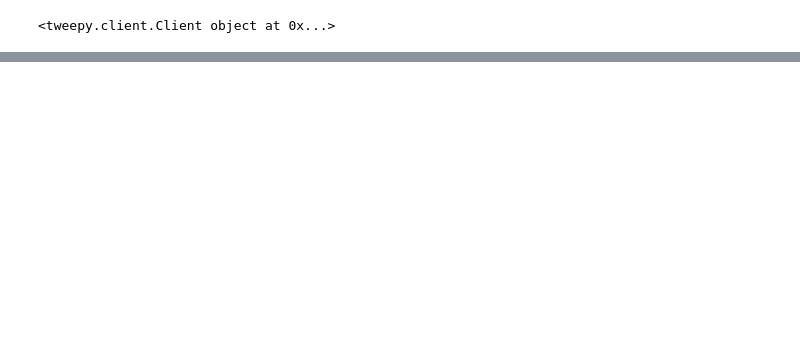
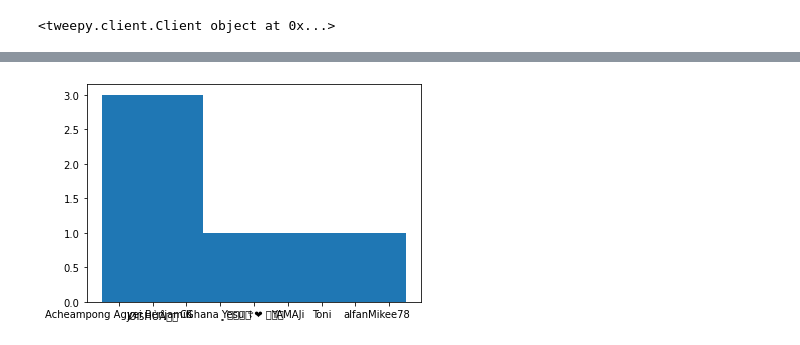
Before and after one commit to Dept-of-Comp-Sci-University-of-Ghana/live-coding-task-1-raphaelDjangmah, a Jupyter notebook: 10827454_Code.ipynb, the cells around one changed output, grey strips where cells are left out. Cells and saved outputs as stored; diff of their text form; code cells hidden in the pictures; blank space fills up the shorter version.

```diff
--- a/10827454_Code.ipynb
+++ b/10827454_Code.ipynb
@@ -50,0 +60,10 @@ TypeError: Field elements must be 2- or 3-tuples, got '1397994021671211008'
+# %%
+#getting the details of the user
+users = tweets.includes["users"]
+
+users_df = pd.DataFrame(users)
+users_df.rename(columns={"description":"Description","id":"Author ID","name":"Name","profile_image_url":"Profile Image URL","username":"Username"},inplace=True)
+users_df["Author ID"] = tweets_df["Author ID"].astype(str)
+
+
+users_df.head()
@@ -50,0 +77,5 @@ TypeError: Field elements must be 2- or 3-tuples, got '1397994021671211008'
+# %%
+#joining the data of the user and the details of the tweet
+result_df = pd.merge(tweets_df,users_df, how="inner")
+
+result_df.head()
@@ -50,0 +89,25 @@ TypeError: Field elements must be 2- or 3-tuples, got '1397994021671211008'
+# %%
+#getting authors with the same names
+duplicate_users = []
+users     = result_df['Name'].tolist()
+
+
+for i in range(len(users)):
+    for j in range(i+1, len(users)):
+        if(users[i] == users[j] and users[i]):
+            duplicate_users.append(users[i])
+
+
+count = Counter(duplicate_users)
+count.most_common(10)
+
+labels, values = zip(*Counter(duplicate_users).items())
+indexes = np.arange(len(labels))
+width = 1
+
+plt.bar(indexes, values, width)
+plt.xticks(indexes + width * 0, labels)
+
+plt.show()
+# %% [output]
+[figure, added]
```
Also changed, not shown: parts of 11 cells of this notebook, 1 other file.
